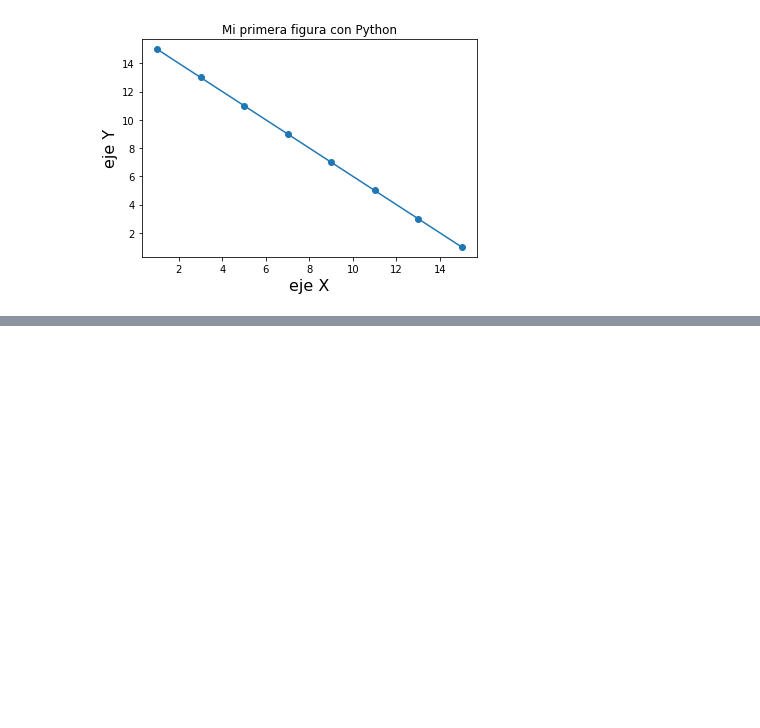
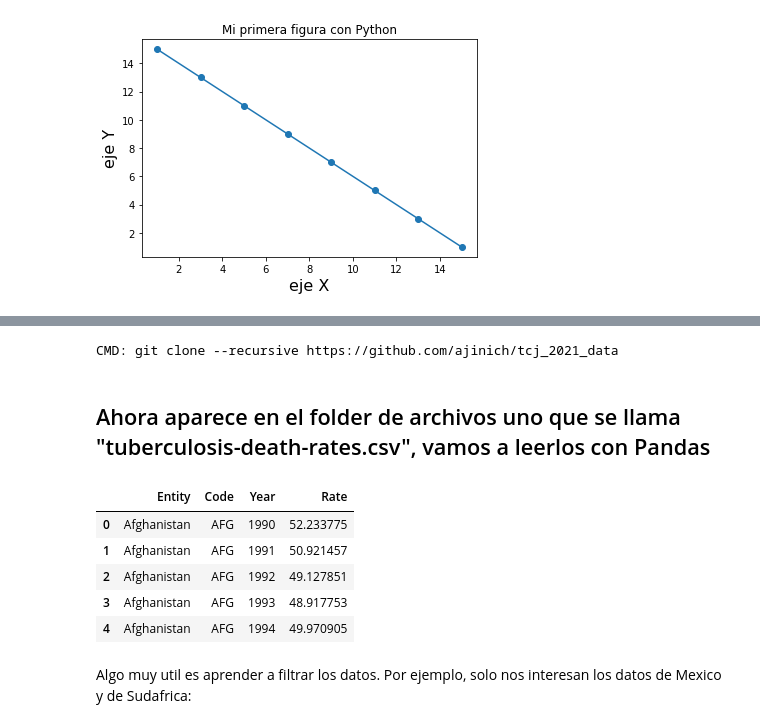
Before and after one commit to ajinich/tcj2021, a Jupyter notebook: code/intro_a_Python.ipynb, the cells around one changed output, grey strips where cells are left out. Saved outputs shown, nothing was run; the diff lists cells and outputs as text; code cells hidden in the pictures; blank space fills up the shorter version.

```diff
--- a/code/intro_a_Python.ipynb
+++ b/code/intro_a_Python.ipynb
@@ -29,0 +54,7 @@ Text(0.5, 1.0, 'Mi primera figura con Python')
+# %%
+github_repo = 'https://github.com/ajinich/tcj_2021_data'
+colab_utils.clone_repo(github_repo)
+# %% [output]
+CMD: git clone --recursive https://github.com/ajinich/tcj_2021_data
+# %% [markdown]
+## Ahora aparece en el folder de archivos uno que se llama "tuberculosis-death-rates.csv", vamos a leerlos con Pandas
@@ -29,0 +63,11 @@ Text(0.5, 1.0, 'Mi primera figura con Python')
+# %%
+df_data.head()
+# %% [output]
+|  | Entity | Code | Year | Rate |
+| 0 | Afghanistan | AFG | 1990 | 52.233775 |
+| 1 | Afghanistan | AFG | 1991 | 50.921457 |
+| 2 | Afghanistan | AFG | 1992 | 49.127851 |
+| 3 | Afghanistan | AFG | 1993 | 48.917753 |
+| 4 | Afghanistan | AFG | 1994 | 49.970905 |
+# %% [markdown]
+Algo muy util es aprender a filtrar los datos. Por ejemplo, solo nos interesan los datos de Mexico y de Sudafrica:
```
Also changed, not shown: parts of 11 cells of this notebook.
